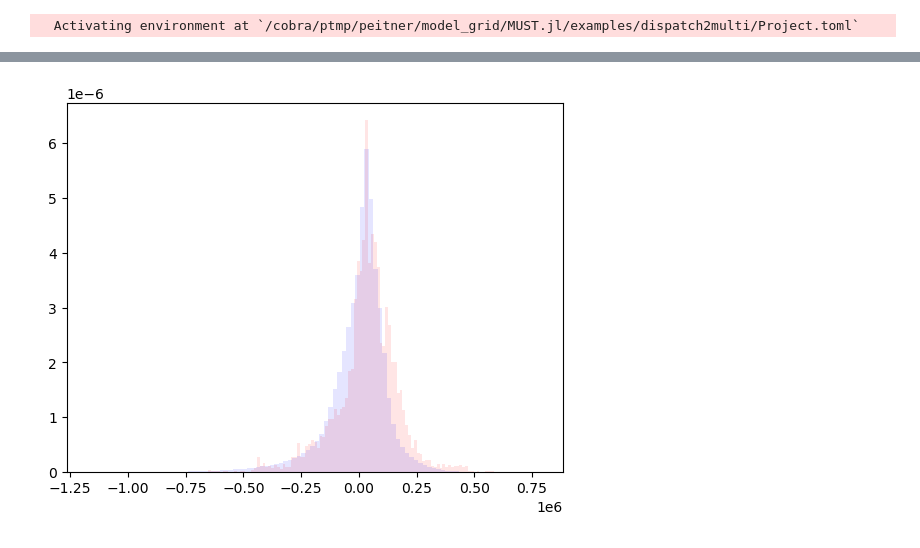
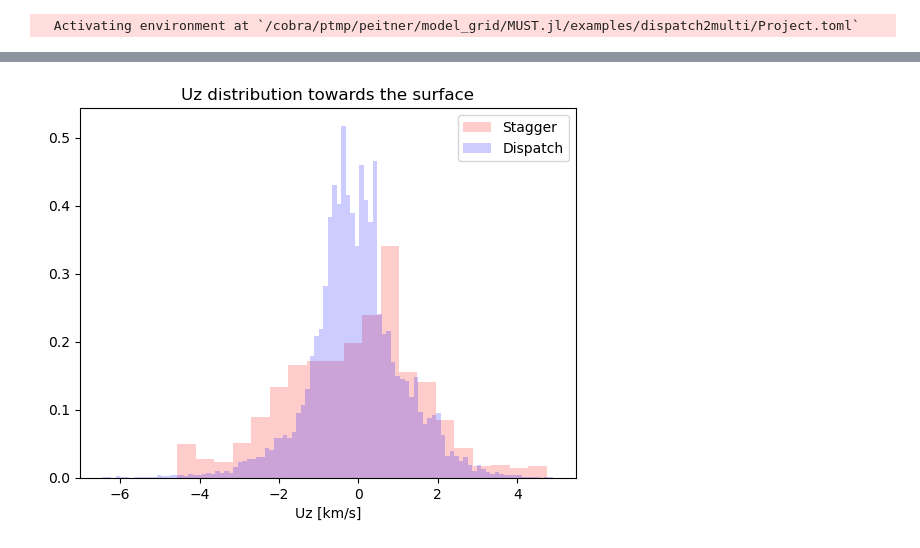
Before and after one commit to pe1995/MUST.jl, a Jupyter notebook: examples/dispatch2multi/box2multi.ipynb, the cells around one changed output, grey strips where cells are left out. Cells and saved outputs as stored; diff of their text form; code cells hidden in the pictures.

```diff
--- a/examples/dispatch2multi/box2multi.ipynb
+++ b/examples/dispatch2multi/box2multi.ipynb
@@ -40,5 +65,16 @@ plt.scatter(b_d[:T], b_d[:uz]);
-# %%
-plt.hist(reshape(b_m[:uz], :), bins=100, alpha=0.1, color="red", density=true)
-plt.hist(reshape(b_d[:uz], :), bins=100, alpha=0.1, color="blue", density=true);
-# %% [output]
-[figure, removed]
+# %%
+mask_m = b_m[:T] .< 6000.0
+mask_d = b_d[:T] .< 6000.0
+
+u_m  = b_m[:uz][mask_m] ./ 1e5
+u_d  = b_d[:uz][mask_d] ./ 1e5
+
+plt.hist(reshape(u_m, :), bins=20, alpha=0.2, color="red", density=true, label="Stagger")
+plt.hist(reshape(u_d, :), bins=100, alpha=0.2, color="blue", density=true, label="Dispatch")
+
+plt.title("Uz distribution towards the surface")
+plt.xlabel("Uz [km/s]")
+
+plt.legend();
+# %% [output]
+[figure, added]
```
Also changed, not shown: parts of 13 cells of this notebook, 4 other files.
